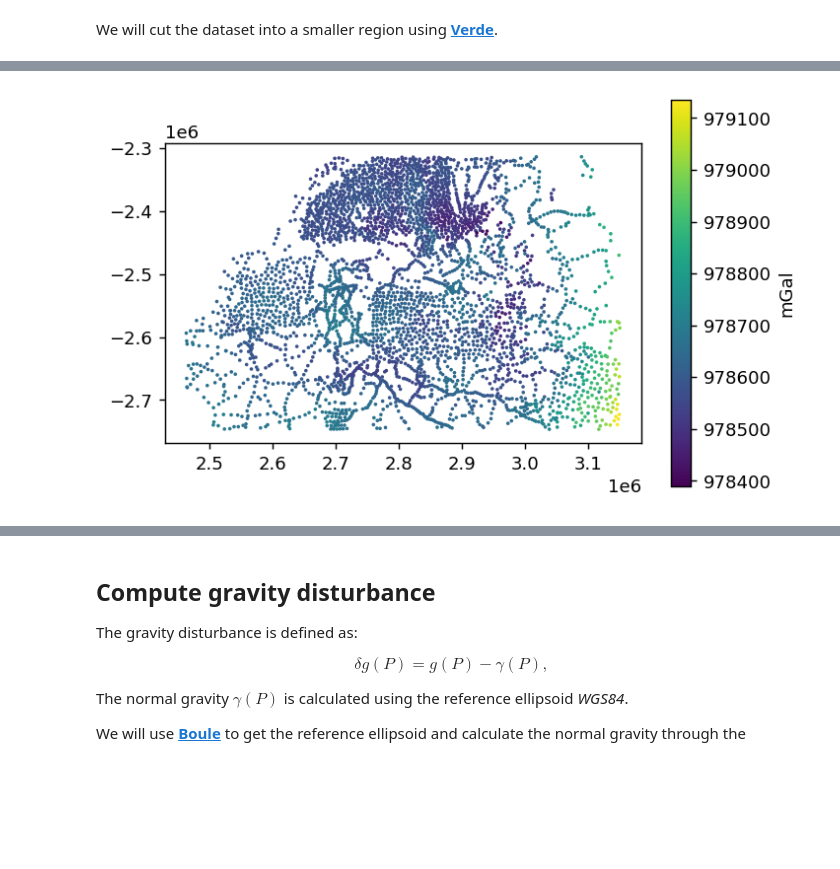
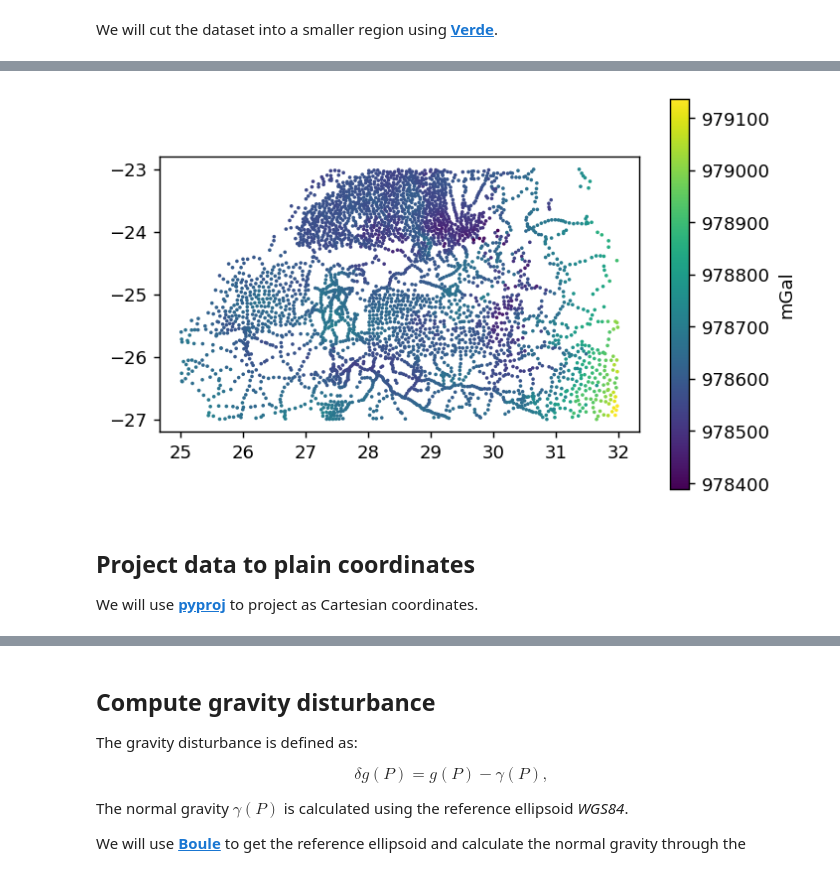
Before and after one commit to fatiando/transform21, a Jupyter notebook: process-gravity.ipynb, the cells around one changed output, grey strips where cells are left out. Cells and saved outputs as stored; diff of their text form; code cells hidden in the pictures; blank space fills up the shorter version.

Commit message:
Cut the region before projecting the coordinates

```diff
--- a/process-gravity.ipynb
+++ b/process-gravity.ipynb
@@ -142,7 +100,11 @@ data
 # %%
-tmp = plt.scatter(data.easting, data.northing, c=data.gravity, s=1)
+tmp = plt.scatter(data.longitude, data.latitude, c=data.gravity, s=1)
 plt.gca().set_aspect("equal")
 plt.colorbar(tmp, label="mGal")
 plt.show()
 # %% [output]
-[figure, old version]
+[figure, new version]
+# %% [markdown]
+## Project data to plain coordinates
+
+We will use **[pyproj](https://pypi.org/project/pyproj/)** to project as Cartesian coordinates.
```
Also changed, not shown: parts of 20 cells of this notebook.
